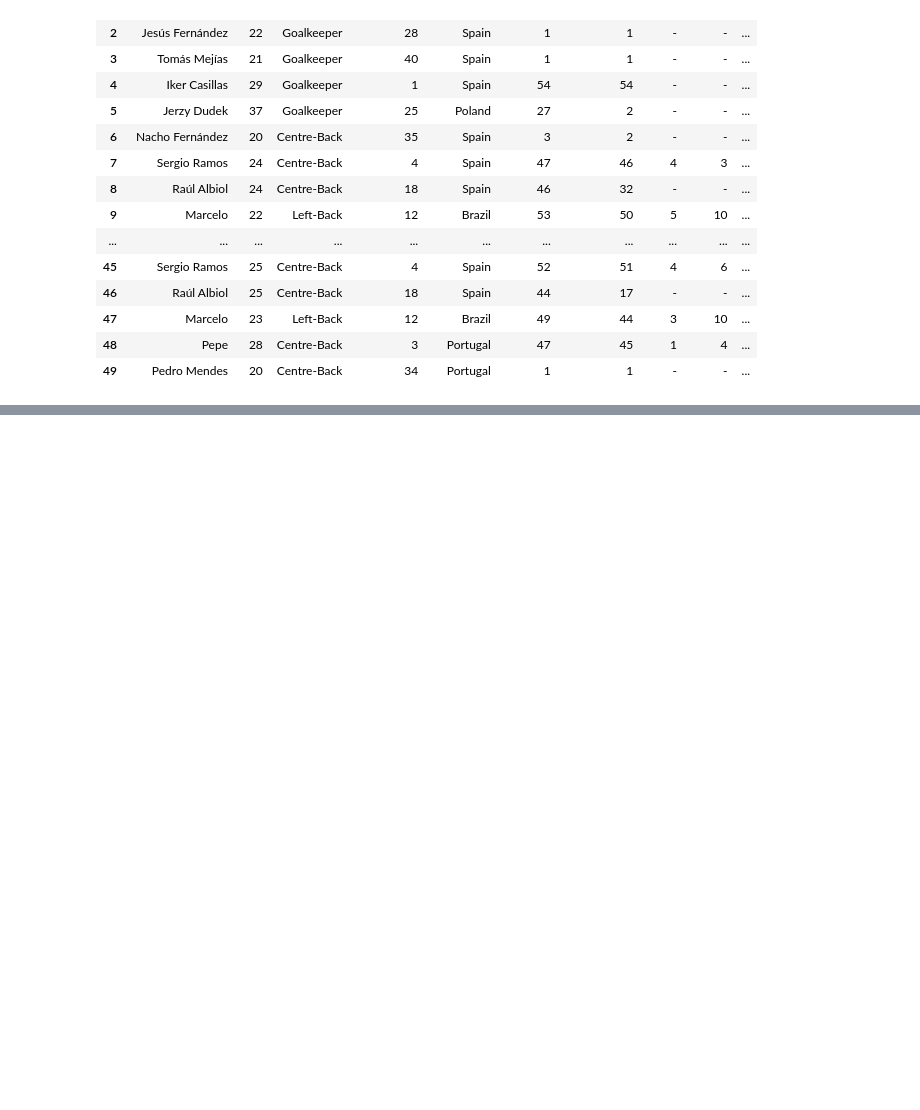
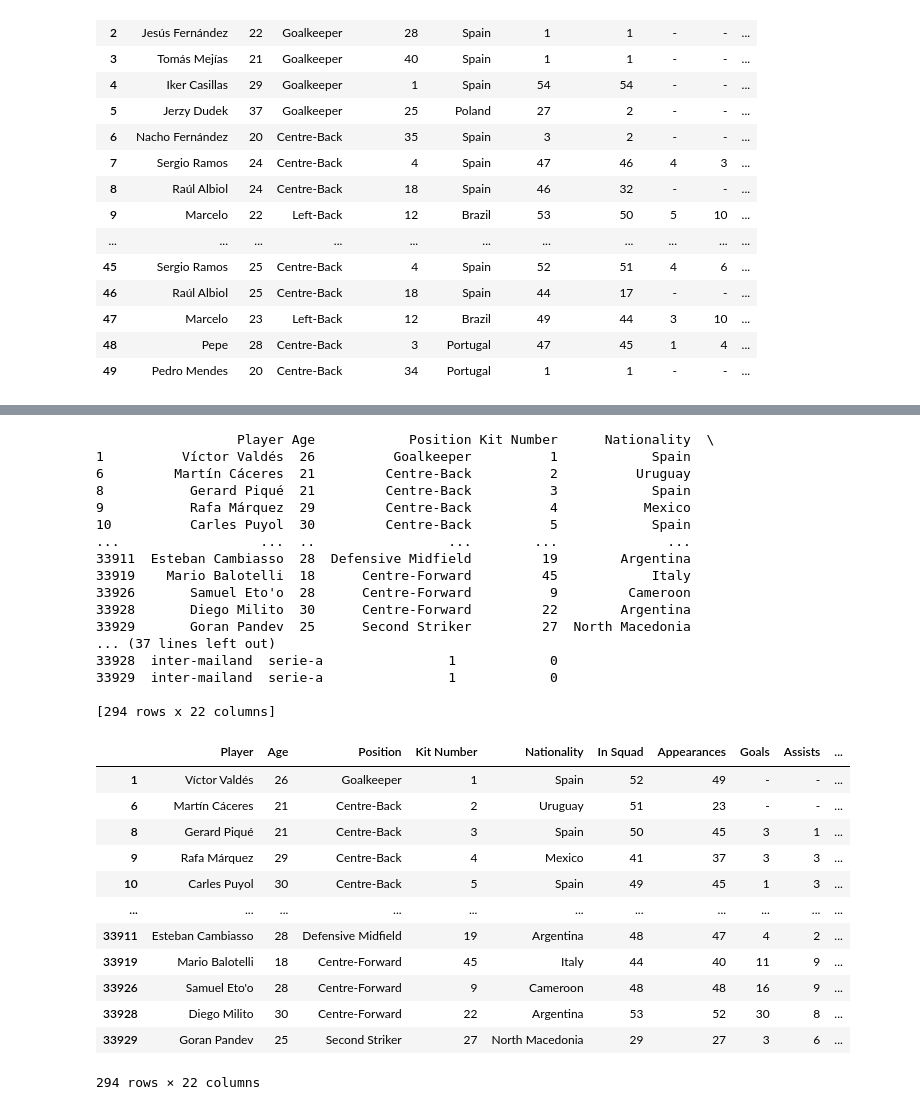
Before and after one commit to Ajaiah-D/Data-Mining-TOTY-Prediction, a Jupyter notebook: TransferMarktScraping.ipynb, the cells around one changed output, grey strips where cells are left out. Drawn from its saved outputs; the diff is of its cells as text; code cells hidden in the pictures; blank space fills up the shorter version.

```diff
--- a/TransferMarktScraping.ipynb
+++ b/TransferMarktScraping.ipynb
@@ -282,0 +693,8 @@ df.head(50)
+# %%
+###Some data cleaning
+comprehensive_df['Minutes Played'] = comprehensive_df['Minutes Played'].str.replace('.', ',')
+
+# Make a copy of the comprehensive DataFrame
+comprehensive_df_copy = comprehensive_df.copy()
+
+comprehensive_df_copy.head()
@@ -282,0 +817,54 @@ df.head(50)
+# %%
+def search_champions_league_winners(df):
+    """
+    Search for player records where the 'Champions League' column is 1.
+
+    Parameters:
+    df (pd.DataFrame): The DataFrame to search within.
+
+    Returns:
+    pd.DataFrame: Filtered DataFrame containing records where the 'Champions League' column is 1.
+    """
+    # Filter the DataFrame
+    records = df[df['Champions League'] == 1]
+
+    # Display the records
+    print(records)
+
+    return records
+
+# Example usage
+champions_league_winners_df = search_champions_league_winners(ucl_winners_df)
+
+champions_league_winners_df.head(500)
+# %% [output]
+                  Player Age            Position Kit Number      Nationality  \
+1          Víctor Valdés  26          Goalkeeper          1            Spain
+6         Martín Cáceres  21         Centre-Back          2          Uruguay
+8           Gerard Piqué  21         Centre-Back          3            Spain
+9           Rafa Márquez  29         Centre-Back          4           Mexico
+10          Carles Puyol  30         Centre-Back          5            Spain
+...                  ...  ..                 ...        ...              ...
+33911  Esteban Cambiasso  28  Defensive Midfield         19        Argentina
+33919    Mario Balotelli  18      Centre-Forward         45            Italy
+33926       Samuel Eto'o  28      Centre-Forward          9         Cameroon
+33928       Diego Milito  30      Centre-Forward         22        Argentina
+33929       Goran Pandev  25      Second Striker         27  North Macedonia
+... (37 lines left out)
+33928  inter-mailand  serie-a                1            0
+33929  inter-mailand  serie-a                1            0
+
+[294 rows x 22 columns]
+|  | Player | Age | Position | Kit Number | Nationality | In Squad | Appearances | Goals | Assists | ... |
+| 1 | Víctor Valdés | 26 | Goalkeeper | 1 | Spain | 52 | 49 | - | - | ... |
+| 6 | Martín Cáceres | 21 | Centre-Back | 2 | Uruguay | 51 | 23 | - | - | ... |
+| 8 | Gerard Piqué | 21 | Centre-Back | 3 | Spain | 50 | 45 | 3 | 1 | ... |
+| 9 | Rafa Márquez | 29 | Centre-Back | 4 | Mexico | 41 | 37 | 3 | 3 | ... |
+| 10 | Carles Puyol | 30 | Centre-Back | 5 | Spain | 49 | 45 | 1 | 3 | ... |
+| ... | ... | ... | ... | ... | ... | ... | ... | ... | ... | ... |
+| 33911 | Esteban Cambiasso | 28 | Defensive Midfield | 19 | Argentina | 48 | 47 | 4 | 2 | ... |
+| 33919 | Mario Balotelli | 18 | Centre-Forward | 45 | Italy | 44 | 40 | 11 | 9 | ... |
+| 33926 | Samuel Eto'o | 28 | Centre-Forward | 9 | Cameroon | 48 | 48 | 16 | 9 | ... |
+| 33928 | Diego Milito | 30 | Centre-Forward | 22 | Argentina | 53 | 52 | 30 | 8 | ... |
+| 33929 | Goran Pandev | 25 | Second Striker | 27 | North Macedonia | 29 | 27 | 3 | 6 | ... |
+294 rows × 22 columns
```
Also changed, not shown: parts of 21 cells of this notebook.
